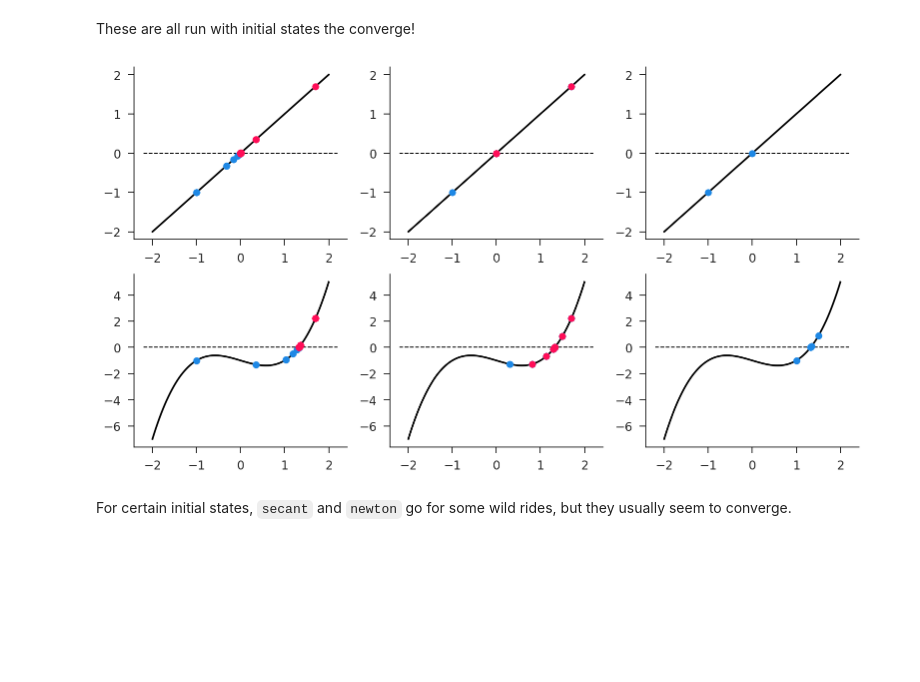
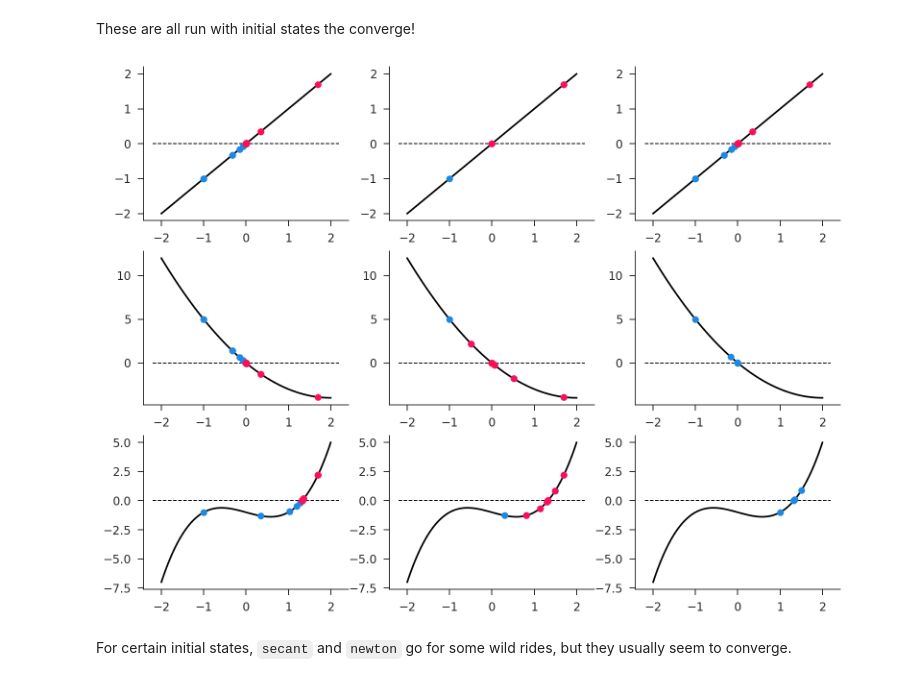
Before and after one commit to iamlemec/grad_code, a Jupyter notebook: lecture_1.ipynb, the cells around one changed output. Cells and saved outputs as stored; diff of their text form; code cells hidden in the pictures; blank space fills up the shorter version.

```diff
--- a/lecture_1.ipynb
+++ b/lecture_1.ipynb
@@ -50,7 +21,10 @@ xlim = -2, 2
 # %%
 def linear(x):
     return x
+# %%
+def quadratic(x):
+    return x**2 - 4*x
 # %%
-def nonlinear(x):
+def cubic(x):
     return x**3 - x - 1
 # %%
@@ -91,15 +66,18 @@ def newton(f, x, ϵ=1e-8):
 # %% [markdown]
 These are all run with initial states the converge!
 # %%
-fig, axs = plt.subplots(nrows=2, ncols=3, figsize=(13, 7))
-analyze_solve(bisect, linear, (-1, 1.7), xlim, ax=axs[0][0])
-analyze_solve(secant, linear, (-1, 1.7), xlim, ax=axs[0][1])
-analyze_solve(newton, linear, -1, xlim, ax=axs[0][2])
-analyze_solve(bisect, nonlinear, (-1, 1.7), xlim, ax=axs[1][0])
-analyze_solve(secant, nonlinear, (0.3, 1.7), xlim, ax=axs[1][1])
-analyze_solve(newton, nonlinear, 1, xlim, ax=axs[1][2]);
+fig, axs = plt.subplots(nrows=3, ncols=3, figsize=(13, 10))
+sol.solve_univar(bisect, linear, (-1, 1.7), xlim, ax=axs[0][0])
+sol.solve_univar(secant, linear, (-1, 1.7), xlim, ax=axs[0][1])
+sol.solve_univar(bisect, linear, (-1, 1.7), xlim, ax=axs[0][2])
+sol.solve_univar(bisect, quadratic, (-1, 1.7), xlim, ax=axs[1][0])
+sol.solve_univar(secant, quadratic, (-1, 1.7), xlim, ax=axs[1][1])
+sol.solve_univar(newton, quadratic, -1, xlim, ax=axs[1][2])
+sol.solve_univar(bisect, cubic, (-1, 1.7), xlim, ax=axs[2][0])
+sol.solve_univar(secant, cubic, (0.3, 1.7), xlim, ax=axs[2][1])
+sol.solve_univar(newton, cubic, 1, xlim, ax=axs[2][2]);
 # %% [output]
-[figure, old version]
+[figure, new version]
 # %% [markdown]
 For certain initial states, `secant` and `newton` go for some wild rides, but they usually seem to converge.
 # %%
```
Also changed, not shown: parts of 13 cells of this notebook, 3 other files.
